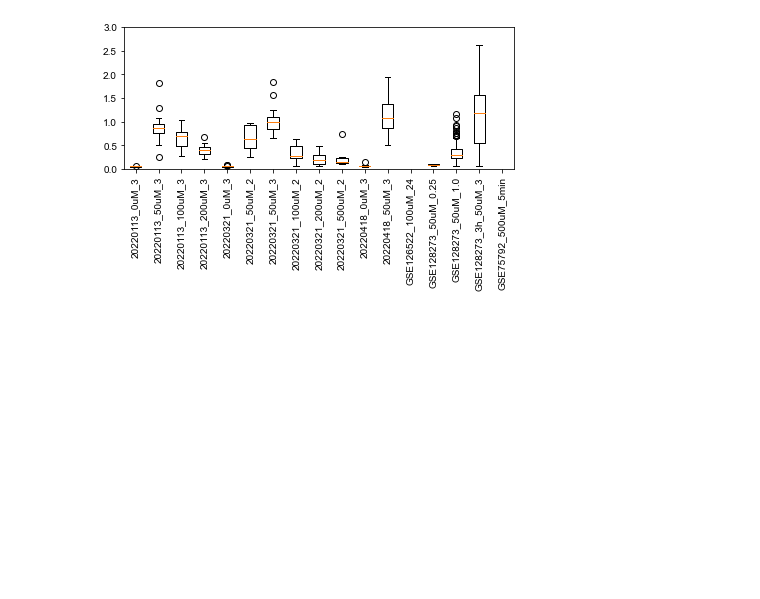
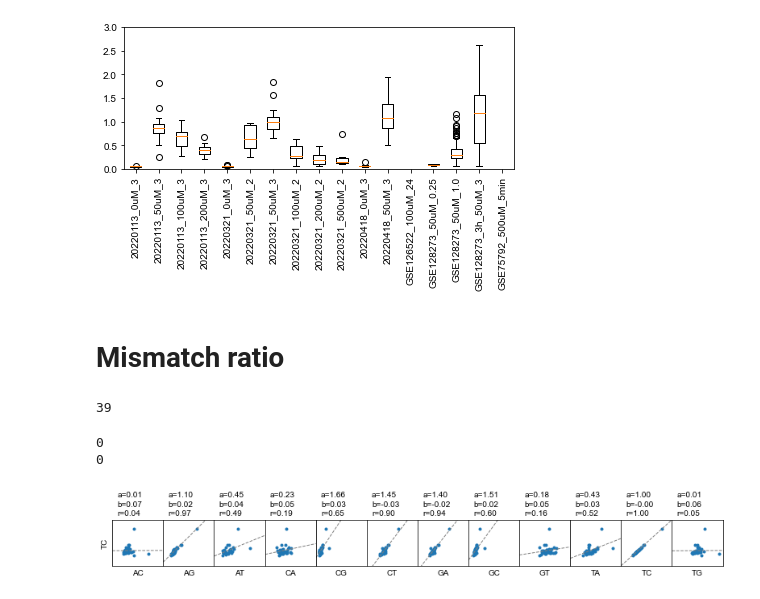
Before and after one commit to Ckenen/analysis_of_nasc_seq, a Jupyter notebook: nb_nasc_seq.ipynb, the cells around one changed output. Drawn from its saved outputs; the diff is of its cells as text; code cells hidden in the pictures; blank space fills up the shorter version.

```diff
--- a/nb_nasc_seq.ipynb
+++ b/nb_nasc_seq.ipynb
@@ -1,8 +1,8 @@
 # %%
 import os
+from collections import Counter
 import numpy as np
 import pandas as pd
 import matplotlib
-matplotlib.rcParams["font.family"] = "arial"
 import matplotlib.pyplot as plt
-infos = pd.read_excel("NASCseq.xlsx")
+infos = pd.read_excel("data/NASCseq.xlsx")
@@ -170,3 +188,53 @@ plt.tight_layout()
 plt.show()
 # %% [output]
 [figure]
+# %% [markdown]
+# Mismatch ratio
+# %%
+d = infos[(infos["Strain"] == "K562") & (infos["4sU"] == 0) & (infos["Time"] == 3)]
+print(len(d))
+# %% [output]
+39
+# %%
+array = []
+for run, cell in d[["Run", "Cell"]].values:
+    path = "results/nascent/ratio/%s/%s.tsv" % (run, cell)
+    tmp = pd.read_csv(path, sep="\t", index_col=0)
+    if tmp["BaseCount"].values[0] < 40000000:
+        print(0)
+    s = tmp["Ratio[NoSNP]"]
+    s.name = cell
+    array.append(s)
+df = pd.concat(array, axis=1).T
+# %% [output]
+0
+0
+# %%
+mtypes = ['AC', 'AG', 'AT', 'CA', 'CG', 'CT', 'GA', 'GC', 'GT', 'TA', 'TC', 'TG']
+vmax = 0.2
+fig, axs = plt.subplots(1, 12, figsize=(11, 2.2), gridspec_kw=dict(wspace=0), sharex=True, sharey=True)
+for i, mtype in enumerate(mtypes):
+    xs = df[mtype] * 100
+    # xs = df[["GA", "CT"]].mean(axis=1) * 100
+    ys = df["TC"] * 100
+    a, b = np.polyfit(xs, ys, 1)
+    r = np.corrcoef(xs, ys)[0][1]
+
+    plt.sca(axs[i])
+    plt.scatter(xs, ys, marker=".")
+    plt.xticks([])
+    plt.yticks([])
+    plt.xlabel(mtype)
+    if i == 0:
+        plt.ylabel("TC")
+    plt.xlim(0, vmax)
+    plt.ylim(0, vmax)
+    plt.plot([0, vmax], [b, a * vmax + b], lw=1, ls="--", color="grey")
+    plt.text(vmax * 0.1, vmax * 1.5, "a=%.2f" % a)
+    plt.text(vmax * 0.1, vmax * 1.3, "b=%.2f" % b)
+    plt.text(vmax * 0.1, vmax * 1.1, "r=%.2f" % r)
+
+plt.tight_layout()
+plt.show()
+# %% [output]
+[figure, added]
```
Also changed, not shown: parts of 4 cells of this notebook, 10 other files.
